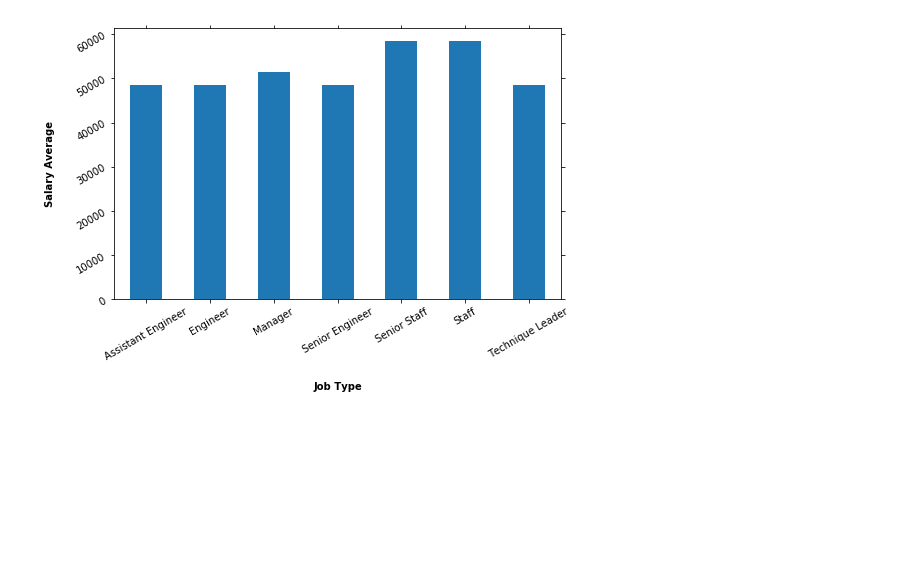
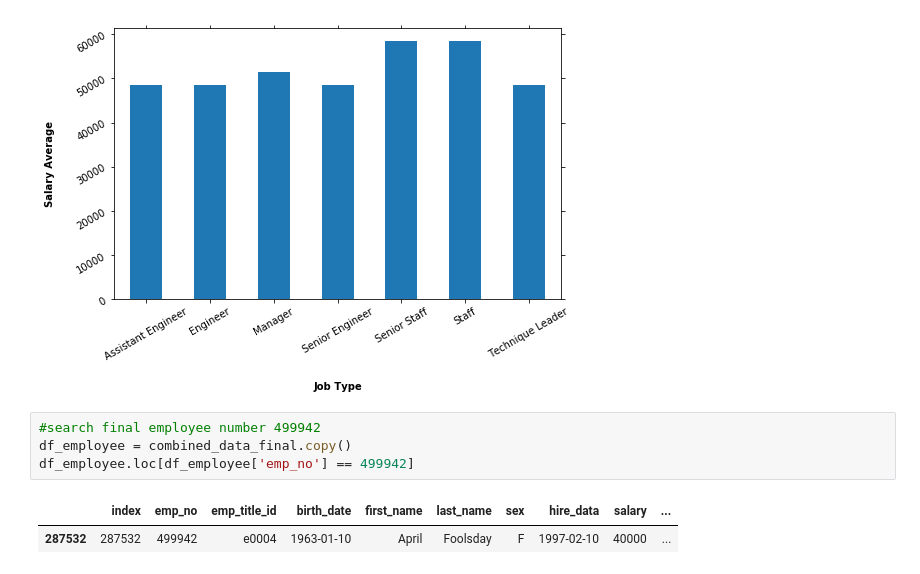
Before and after one commit to kmanning1224/SQL-Employee-Analysis, a Jupyter notebook: EmployeeSQL/SQLdataresearch.ipynb, the cells around one changed output. Saved outputs shown, nothing was run; the diff lists cells and outputs as text; blank space fills up the shorter version.

Commit message:
added search for final employee #

```diff
--- a/EmployeeSQL/SQLdataresearch.ipynb
+++ b/EmployeeSQL/SQLdataresearch.ipynb
@@ -73,3 +73,10 @@ plt.savefig('barplot_salary_average.png')
 plt.show()
 # %% [output]
 [figure]
+# %%
+#search final employee number 499942
+df_employee = combined_data_final.copy()
+df_employee.loc[df_employee['emp_no'] == 499942]
+# %% [output]
+|  | index | emp_no | emp_title_id | birth_date | first_name | last_name | sex | hire_data | salary | ... |
+| 287532 | 287532 | 499942 | e0004 | 1963-01-10 | April | Foolsday | F | 1997-02-10 | 40000 | ... |
```
